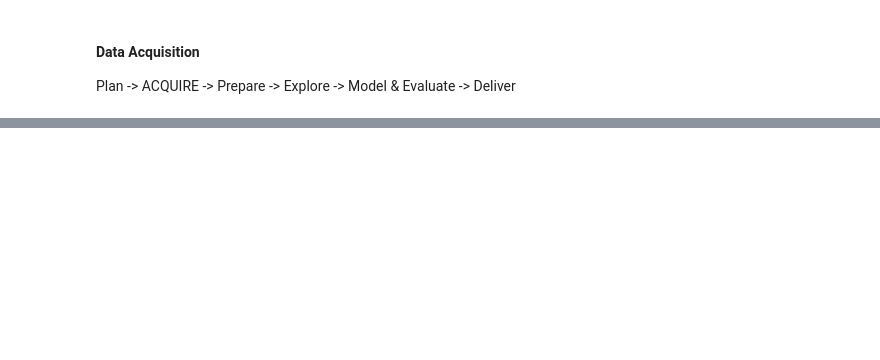
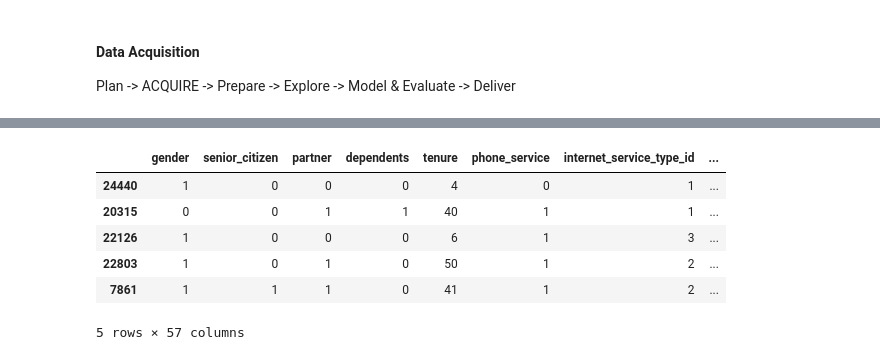
Before and after one commit to veronica-f-reyes/telco_classification_project, a Jupyter notebook: Initial Telco Churn Project Notebook.ipynb, the cells around one changed output, grey strips where cells are left out. Saved outputs shown, nothing was run; the diff lists cells and outputs as text; code cells hidden in the pictures; blank space fills up the shorter version.

```diff
--- a/Initial Telco Churn Project Notebook.ipynb
+++ b/Initial Telco Churn Project Notebook.ipynb
@@ -75,0 +240,16 @@ Plot distributions of individual variables.
+# %%
+#Split the data to ready for exploration, modeling, and testing
+# Using the prepare custom library, take in a DataFrame and return train, validate, and test DataFrames;
+# stratify on churn
+
+train, validate, test = prepare.split_data(df)
+# %%
+train.head()
+# %% [output]
+|  | gender | senior_citizen | partner | dependents | tenure | phone_service | internet_service_type_id | ... |
+| 24440 | 1 | 0 | 0 | 0 | 4 | 0 | 1 | ... |
+| 20315 | 0 | 0 | 1 | 1 | 40 | 1 | 1 | ... |
+| 22126 | 1 | 0 | 0 | 0 | 6 | 1 | 3 | ... |
+| 22803 | 1 | 0 | 1 | 0 | 50 | 1 | 2 | ... |
+| 7861 | 1 | 1 | 1 | 0 | 41 | 1 | 2 | ... |
+5 rows × 57 columns
```
Also changed, not shown: parts of 21 cells of this notebook, 3 other files.
